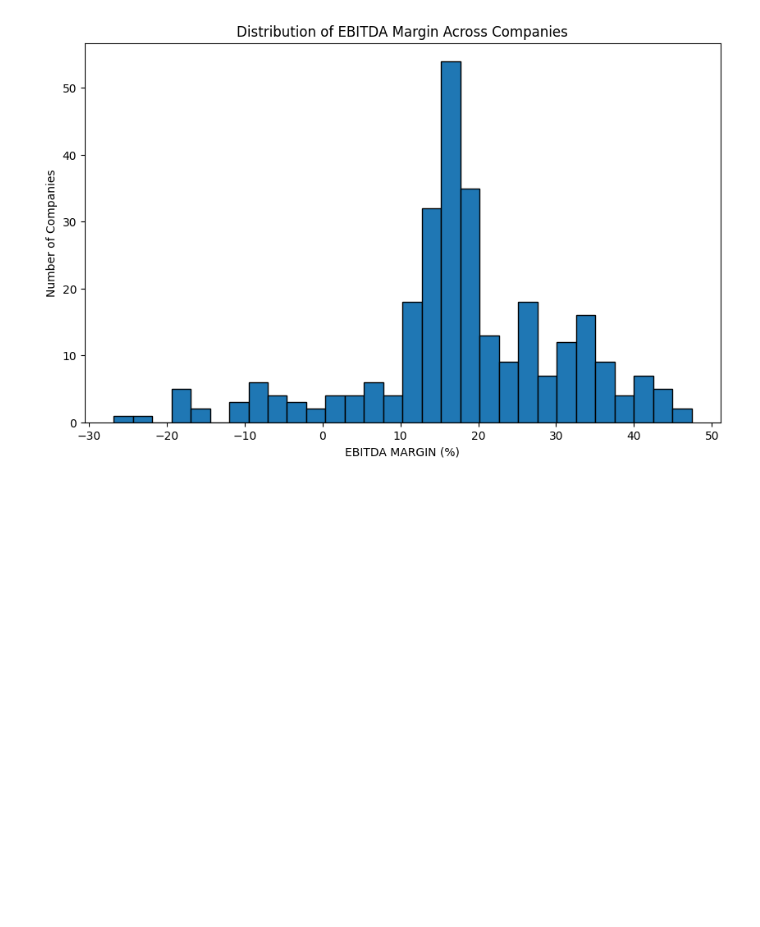
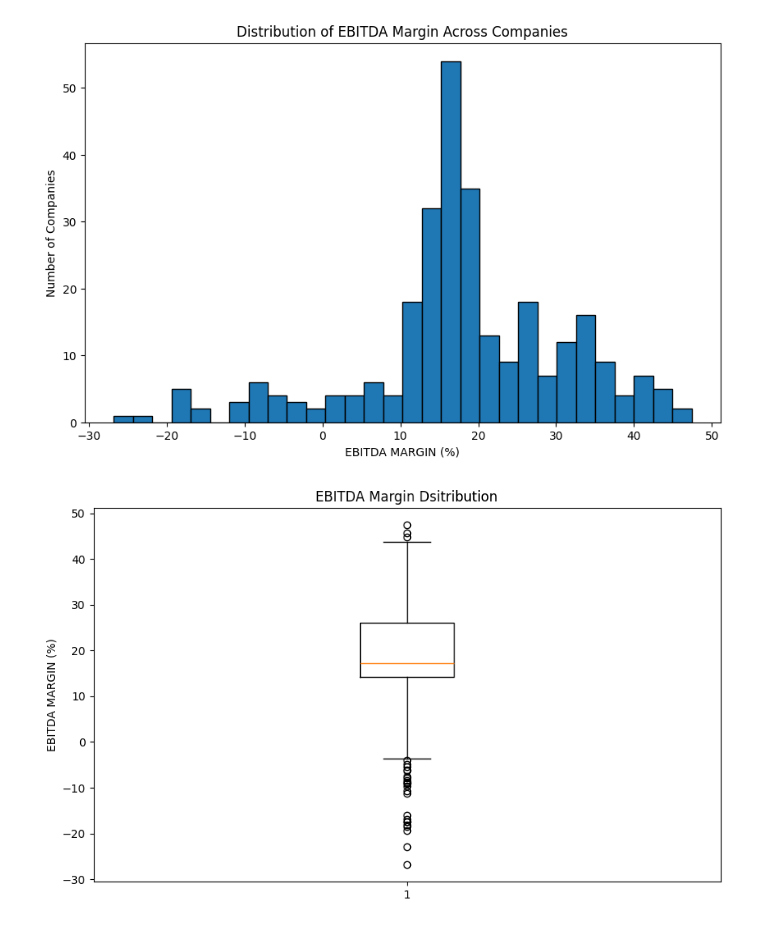
Before and after one commit to eanderson66-gsu/Financial-Analysis-with-Python, a Jupyter notebook: Main.ipynb, the cells around one changed output. Cells and saved outputs as stored; diff of their text form; code cells hidden in the pictures; blank space fills up the shorter version.

```diff
--- a/Main.ipynb
+++ b/Main.ipynb
@@ -249,3 +249,12 @@ plt.title('Distribution of EBITDA Margin Across Companies')
 plt.show()
 # %% [output]
 [figure]
+# %%
+#Creating a boxplot to view more information about the median
+plt.figure(figsize=(10,6))
+plt.boxplot(filtered_df['amount'])
+plt.ylabel('EBITDA MARGIN (%)')
+plt.title('EBITDA Margin Dsitribution')
+plt.show()
+# %% [output]
+[figure, added]
```
Also changed, not shown: parts of 2 cells of this notebook.
